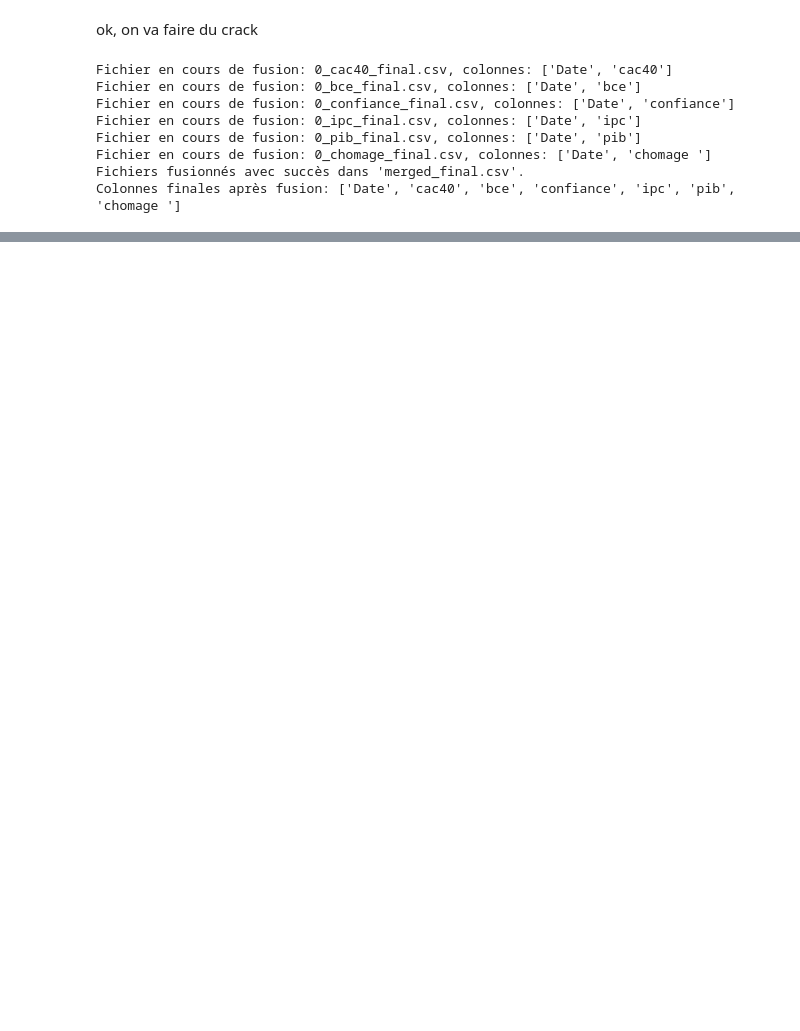
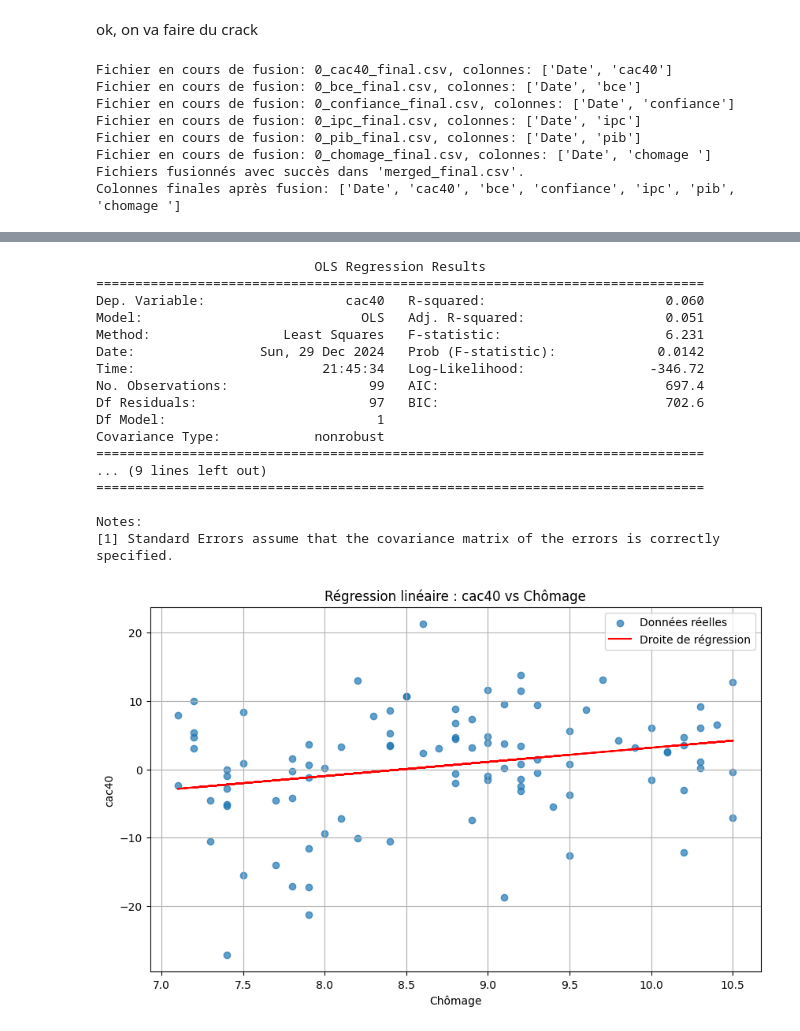
Before and after one commit to amreily/Projet-python-2A, a Jupyter notebook: masterclasse.ipynb, the cells around one changed output, grey strips where cells are left out. Drawn from its saved outputs; the diff is of its cells as text; code cells hidden in the pictures; blank space fills up the shorter version.

```diff
--- a/masterclasse.ipynb
+++ b/masterclasse.ipynb
@@ -142,3 +214,22 @@ Covariance Type:            nonrobust
 
 Notes:
 [1] Standard Errors assume that the covariance matrix of the errors is correctly specified.
+# %%
+import pandas as pd
+import statsmodels.api as sm
+
+# Charger les données à partir du fichier CSV
+data = pd.read_csv("merged_final.csv")
+
+# Sélectionner la variable indépendante 'bce' et la variable dépendante 'cac40'
+X = data[['chomage']]  # Sélectionner uniquement la colonne 'bce'
+y = data['bce']
+
+# Ajouter une constante pour le modèle
+X = sm.add_constant(X)
+
+# Ajuster le modèle de régression linéaire simple
+model = sm.OLS(y, X).fit()
+
+# Afficher le résumé des résultats
+print(model.summary())
@@ -144,0 +254,50 @@ Notes:
+# %%
+import pandas as pd
+import statsmodels.api as sm
+import matplotlib.pyplot as plt
+
+# Charger les données à partir du fichier CSV
+data = pd.read_csv("merged_final.csv")
+
+# Sélectionner la variable indépendante 'chomage' et la variable dépendante 'bce'
+X = data[['chomage']]
+y = data['cac40']
+
+# Ajouter une constante pour le modèle
+X = sm.add_constant(X)
+
+# Ajuster le modèle de régression linéaire simple
+model = sm.OLS(y, X).fit()
+
+# Afficher le résumé des résultats
+print(model.summary())
+
+# Tracer la droite de régression sur un graphique
+plt.figure(figsize=(10, 6))
+plt.scatter(data['chomage'], data['cac40'], label='Données réelles', alpha=0.7)
+plt.plot(data['chomage'], model.predict(X), color='red', label='Droite de régression')
+plt.title("Régression linéaire : cac40 vs Chômage")
+plt.xlabel("Chômage")
+plt.ylabel("cac40")
+plt.legend()
+plt.grid()
+plt.show()
+# %% [output]
+                            OLS Regression Results
+==============================================================================
+Dep. Variable:                  cac40   R-squared:                       0.060
+Model:                            OLS   Adj. R-squared:                  0.051
+Method:                 Least Squares   F-statistic:                     6.231
+Date:                Sun, 29 Dec 2024   Prob (F-statistic):             0.0142
+Time:                        21:45:34   Log-Likelihood:                -346.72
+No. Observations:                  99   AIC:                             697.4
+Df Residuals:                      97   BIC:                             702.6
+Df Model:                           1
+Covariance Type:            nonrobust
+==============================================================================
+... (9 lines left out)
+==============================================================================
+
+Notes:
+[1] Standard Errors assume that the covariance matrix of the errors is correctly specified.
+[figure, added]
```
Also changed, not shown: parts of 5 cells of this notebook.
